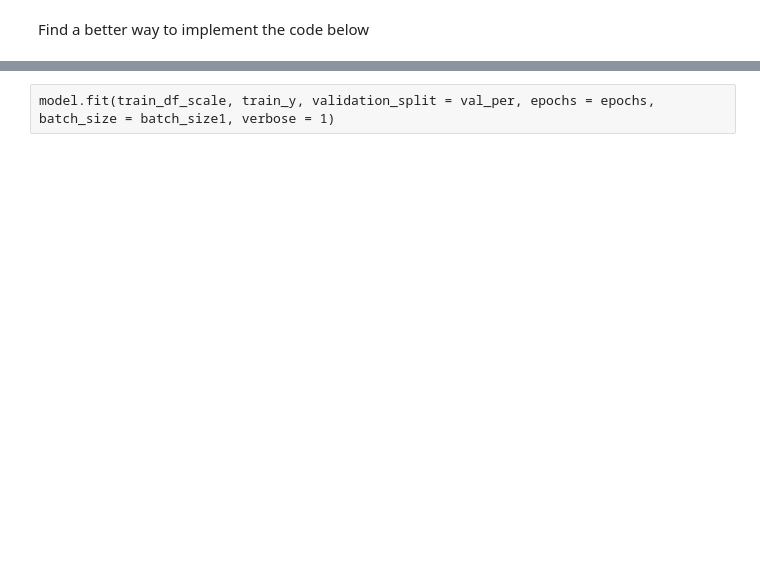
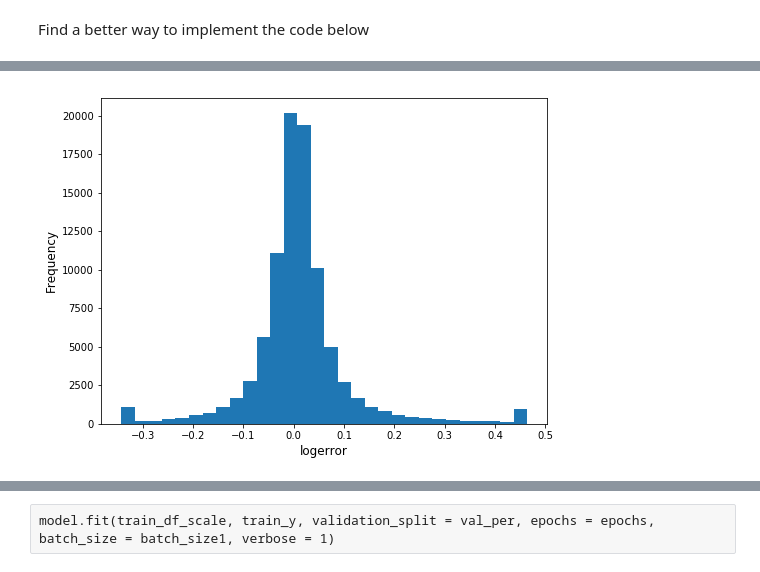
Before and after one commit to malctaylor15/Zillow_Kaggle, a Jupyter notebook: Analysis.ipynb, the cells around one changed output, grey strips where cells are left out. Saved outputs shown, nothing was run; the diff lists cells and outputs as text; code cells hidden in the pictures; blank space fills up the shorter version.

```diff
--- a/Analysis.ipynb
+++ b/Analysis.ipynb
@@ -45 +50,5 @@ train_df = train_df1.merge(prop, on='parcelid', how = 'left')
+# %%
+# Create training data frame. Make parcel id the index
+train_df = train_df_raw.merge(prop, on='parcelid', how = 'left')
+train_df.index = train_df.parcelid
 # %%
@@ -48,4 +57,0 @@ train_df_new = train_df.fillna(mean_values, inplace=True)
-# %%
-train_df['transaction_month'] = train_df['transactiondate'].dt.month
-mean_values = train_df.mean(axis=0)
-train_df_new = train_df.fillna(mean_values, inplace=True)
@@ -119,0 +237,3 @@ train_y = train_df['logerror']
+# %%
+train_y[train_y > ceil_y] = ceil_y
+train_y[train_y < floor_y] = floor_y
@@ -119,0 +249,8 @@ train_y = train_df['logerror']
+# %%
+plt.figure(figsize=(8,6))
+plt.hist(train_y, bins = 30)
+plt.xlabel('logerror', fontsize=12)
+plt.ylabel('Frequency', fontsize=12)
+plt.show()
+# %% [output]
+[figure, added]
```
Also changed, not shown: parts of 62 cells of this notebook.
